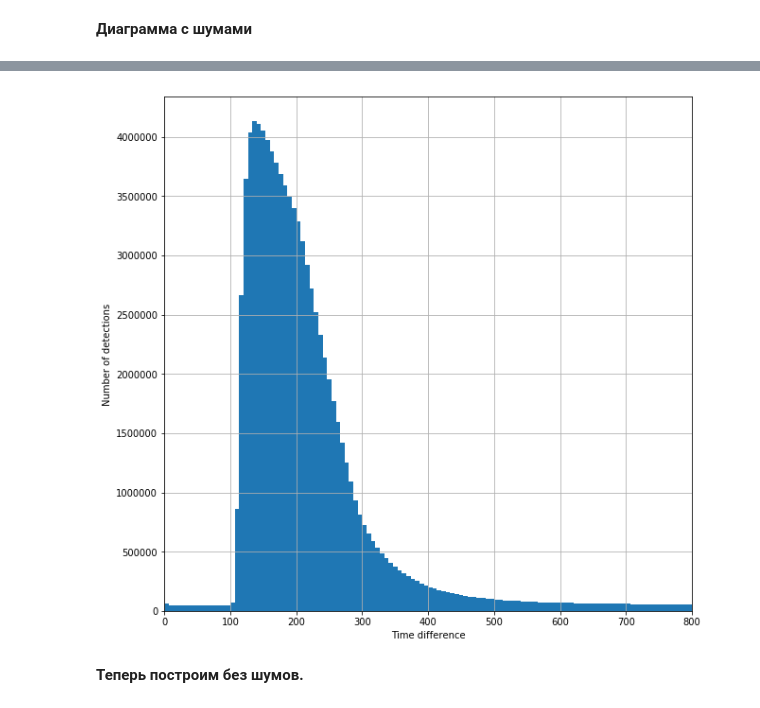
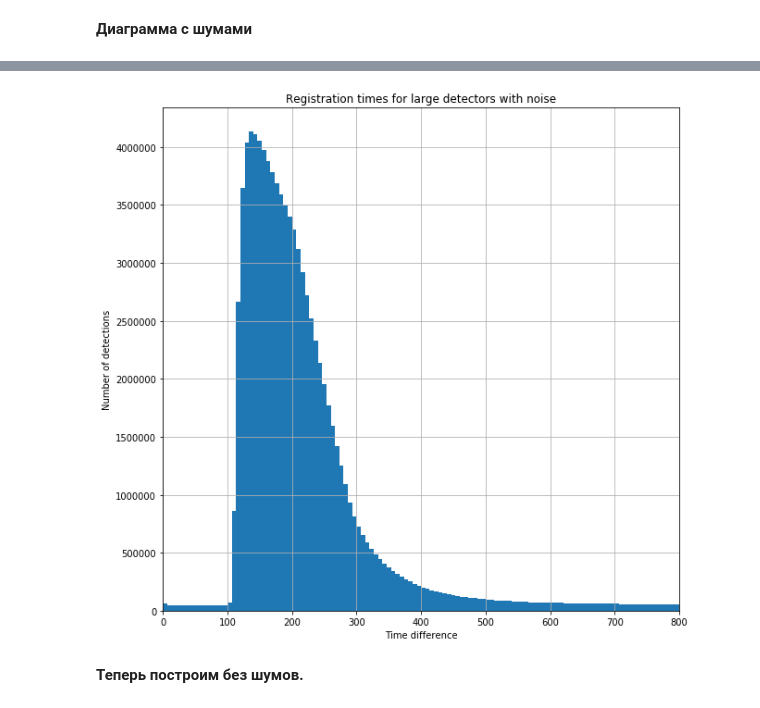
Before and after one commit to VProv/JUNO, a Jupyter notebook: notebooks/EDA.ipynb, the cells around one changed output, grey strips where cells are left out. Drawn from its saved outputs; the diff is of its cells as text; code cells hidden in the pictures.

```diff
--- a/notebooks/EDA.ipynb
+++ b/notebooks/EDA.ipynb
@@ -118,8 +118,9 @@ time_difference = lpmt_energy['hitTime_x'] - lpmt_energy['hitTime_y']
 **Диаграмма с шумами**
 # %%
 %%time
+plt.title("Registration times for large detectors with noise")
 time_difference.hist(bins=150, figsize=(10,10))
 plt.xlabel("Time difference")
 plt.ylabel("Number of detections")
-plt.xlim(0,800)
+plt.xlim(0, 800)
 # %% [output]
@@ -128,4 +129,4 @@ Wall time: 1.84 s
-[figure, old version]
+[figure, new version]
 # %% [markdown]
 **Теперь построим без шумов.**
 # %%
```
Also changed, not shown: parts of 9 cells of this notebook.
